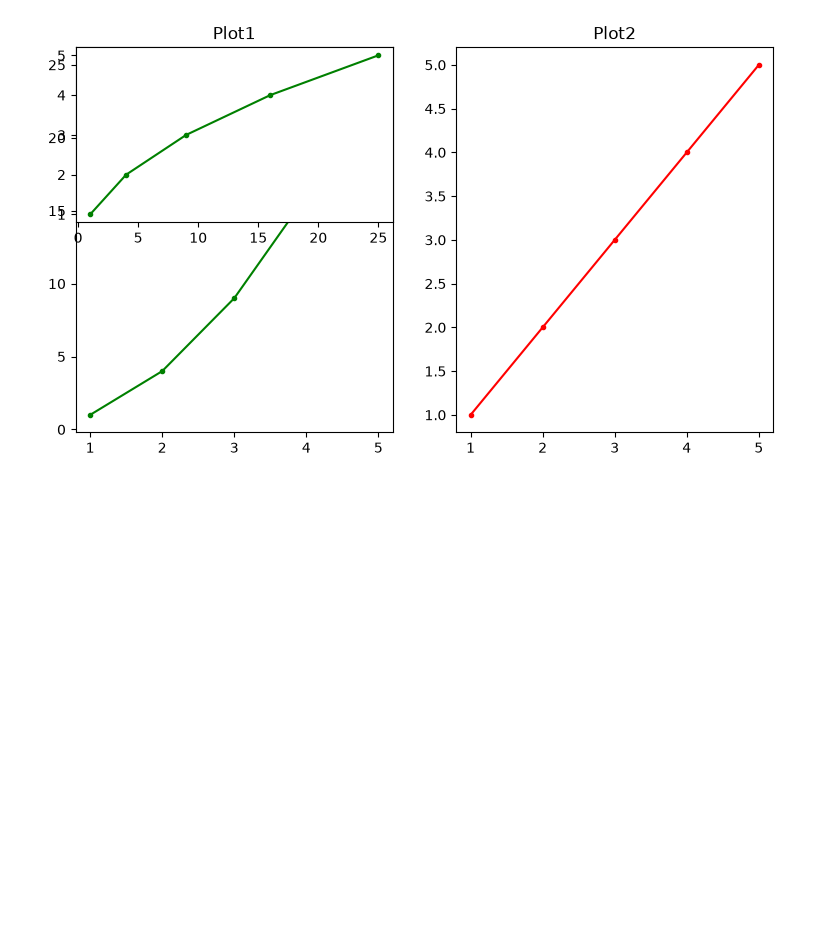
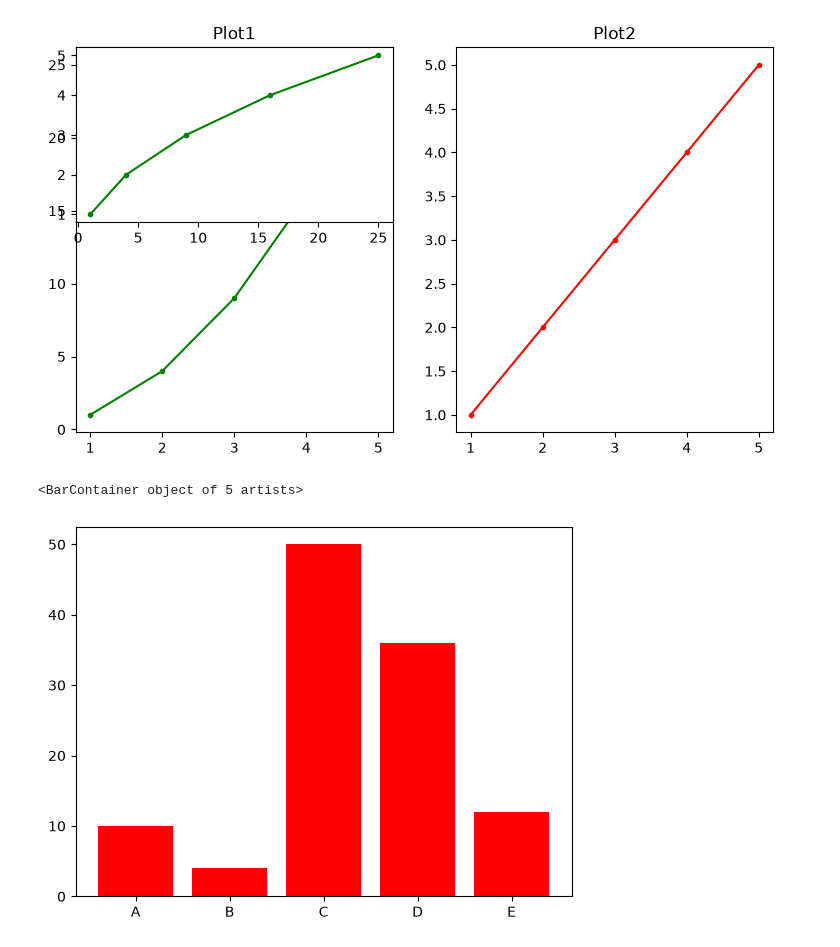
Before and after one commit to vanshvats07/python-practice, a Jupyter notebook: Data analysis/MatplotLib.ipynb, the cells around one changed output. Saved outputs shown, nothing was run; the diff lists cells and outputs as text; code cells hidden in the pictures; blank space fills up the shorter version.

```diff
--- a/Data analysis/MatplotLib.ipynb
+++ b/Data analysis/MatplotLib.ipynb
@@ -64,3 +64,10 @@ plt.plot(y1,x,color='green',linestyle='-',marker='.')
 # %% [output]
 [<matplotlib.lines.Line2D at 0x...>]
 [figure]
+# %%
+a=['A','B','C','D','E']
+b=[10,4,50,36,12]
+plt.bar(a,b,color='red',)
+# %% [output]
+<BarContainer object of 5 artists>
+[figure, added]
```
